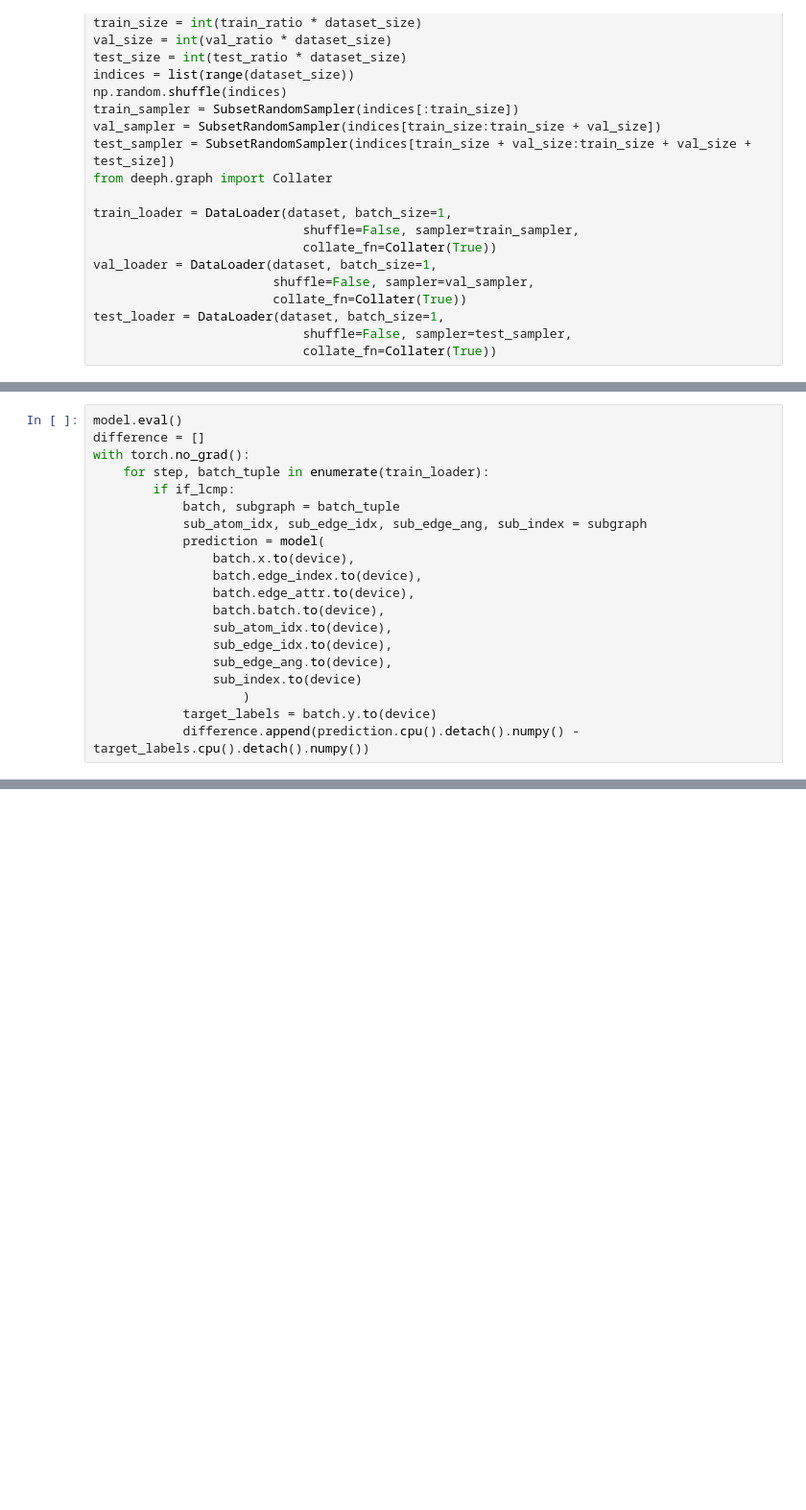
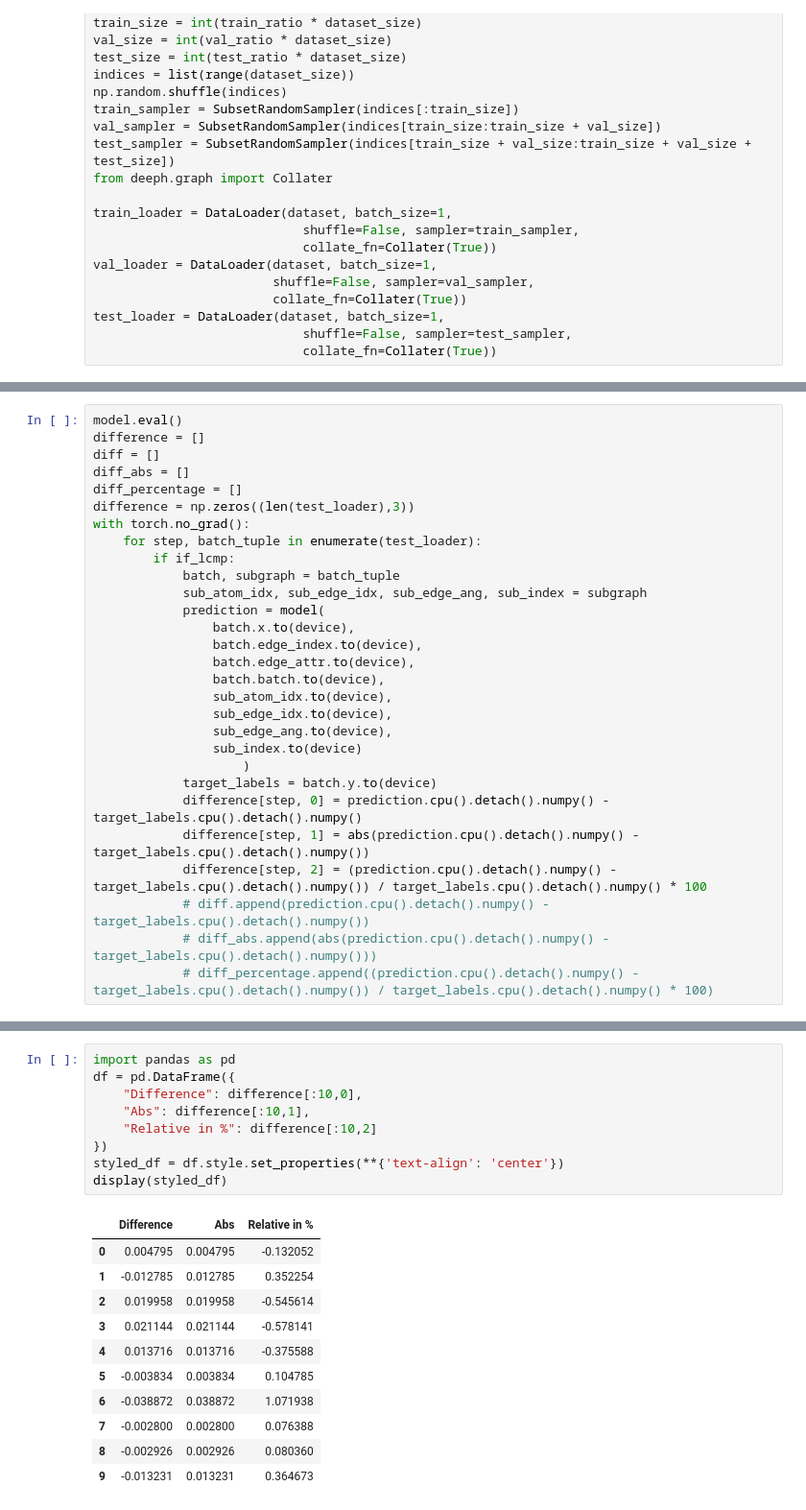
Before and after one commit to AngusHsuPhys/deeph_dev, a Jupyter notebook: Fermi_model.ipynb, the cells around one changed output, grey strips where cells are left out. Shown at 96% size. Drawn from its saved outputs; the diff is of its cells as text; blank space fills up the shorter version.

```diff
--- a/Fermi_model.ipynb
+++ b/Fermi_model.ipynb
@@ -727,8 +741,12 @@ plt.show()
 # %%
 model.eval()
 difference = []
+diff = []
+diff_abs = []
+diff_percentage = []
+difference = np.zeros((len(test_loader),3))
 with torch.no_grad():
-    for step, batch_tuple in enumerate(train_loader):
+    for step, batch_tuple in enumerate(test_loader):
         if if_lcmp:
             batch, subgraph = batch_tuple
             sub_atom_idx, sub_edge_idx, sub_edge_ang, sub_index = subgraph
@@ -743,4 +761,9 @@ with torch.no_grad():
                 sub_index.to(device)
                     )
             target_labels = batch.y.to(device)
-            difference.append(prediction.cpu().detach().numpy() - target_labels.cpu().detach().numpy())
+            difference[step, 0] = prediction.cpu().detach().numpy() - target_labels.cpu().detach().numpy()
+            difference[step, 1] = abs(prediction.cpu().detach().numpy() - target_labels.cpu().detach().numpy())
+            difference[step, 2] = (prediction.cpu().detach().numpy() - target_labels.cpu().detach().numpy()) / target_labels.cpu().detach().numpy() * 100
+            # diff.append(prediction.cpu().detach().numpy() - target_labels.cpu().detach().numpy())
+            # diff_abs.append(abs(prediction.cpu().detach().numpy() - target_labels.cpu().detach().numpy()))
+            # diff_percentage.append((prediction.cpu().detach().numpy() - target_labels.cpu().detach().numpy()) / target_labels.cpu().detach().numpy() * 100)
@@ -766,0 +786,21 @@ difference
+# %%
+import pandas as pd
+df = pd.DataFrame({
+    "Difference": difference[:10,0],
+    "Abs": difference[:10,1],
+    "Relative in %": difference[:10,2]
+})
+styled_df = df.style.set_properties(**{'text-align': 'center'})
+display(styled_df)
+# %% [output]
+|  | Difference | Abs | Relative in % |
+| 0 | 0.004795 | 0.004795 | -0.132052 |
+| 1 | -0.012785 | 0.012785 | 0.352254 |
+| 2 | 0.019958 | 0.019958 | -0.545614 |
+| 3 | 0.021144 | 0.021144 | -0.578141 |
+| 4 | 0.013716 | 0.013716 | -0.375588 |
+| 5 | -0.003834 | 0.003834 | 0.104785 |
+| 6 | -0.038872 | 0.038872 | 1.071938 |
+| 7 | -0.002800 | 0.002800 | 0.076388 |
+| 8 | -0.002926 | 0.002926 | 0.080360 |
+| 9 | -0.013231 | 0.013231 | 0.364673 |
```
Also changed, not shown: parts of 9 cells of this notebook, 3 other files.
